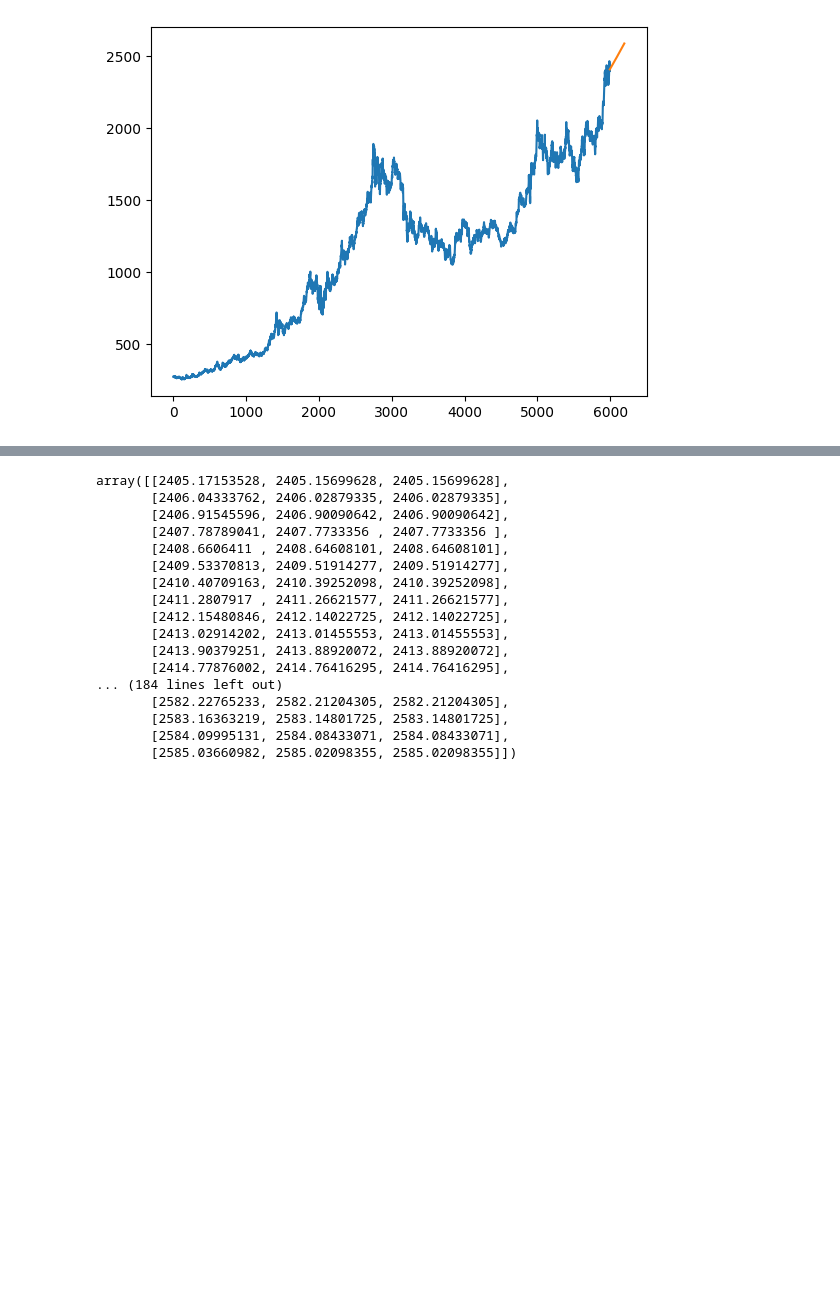
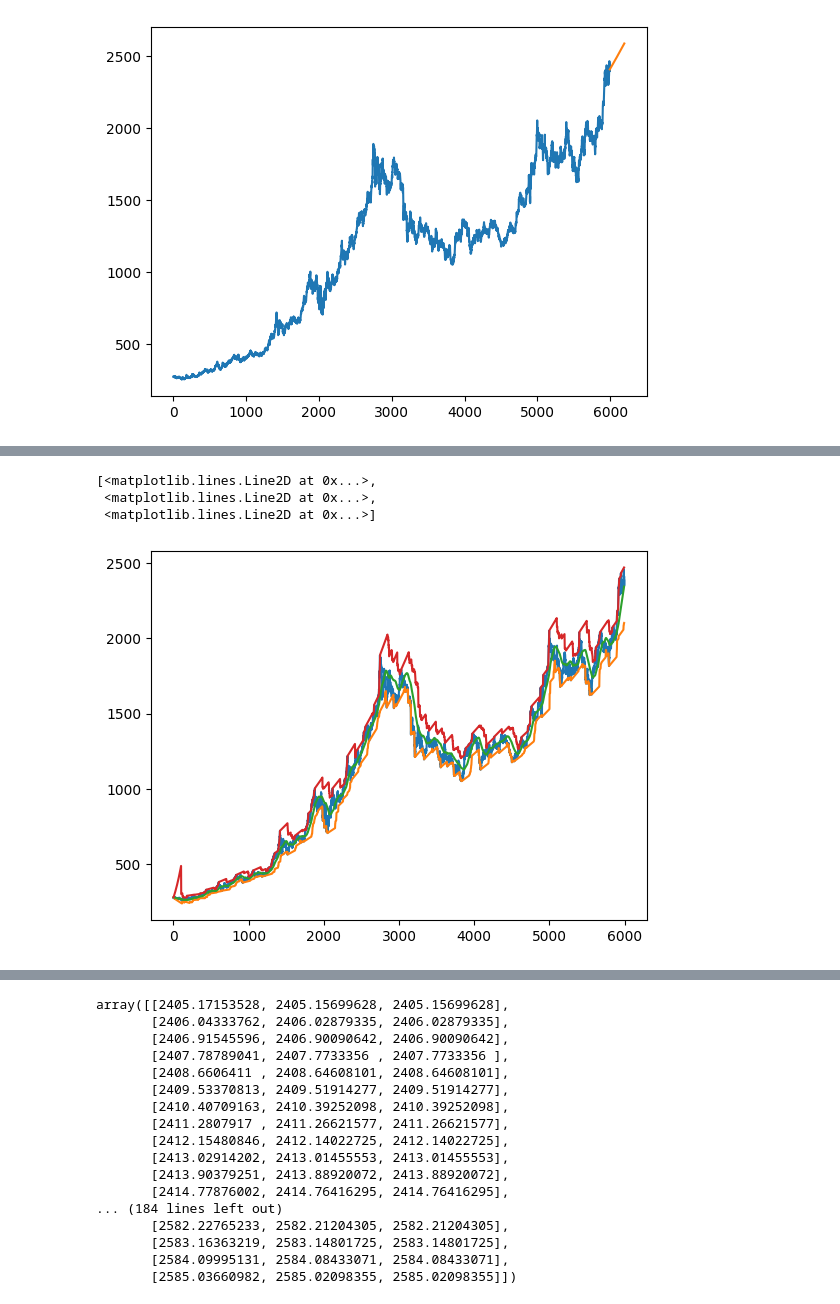
Before and after one commit to bahram3000/all_project, a Jupyter notebook: clean_project/pre_test_my_pakage_func.ipynb, the cells around one changed output, grey strips where cells are left out. Drawn from its saved outputs; the diff is of its cells as text; code cells hidden in the pictures; blank space fills up the shorter version.

```diff
--- a/clean_project/pre_test_my_pakage_func.ipynb
+++ b/clean_project/pre_test_my_pakage_func.ipynb
@@ -949,0 +995,22 @@ def exp_boundary_smooth_curve(inp_ser, forward_wlk: int = 1, degree: int = 1):
+# %%
+def boundary_exp_smooth_curve2(inp_ser, forward_wlk: int = 1):
+    ln = len(inp_ser)
+    out_data = []
+    for i in range(3, ln):
+        out_data.append(exp_smooth_predict_final(inp_ser[:i], forward_wlk))
+    upper = []
+    lower = []
+    base = []
+    for i in range(len(out_data)):
+        col = []
+        for j in range(ln):
+            try:
+                col.append(out_data[j][i])
+            except:
+                continue
+        base.append(numpy.nanmean(col))
+        upper.append(numpy.nanmax(col))
+        lower.append(numpy.nanmin(col))
+    return numpy.array([lower, base, upper]).T
+# %%
+besc3 = boundary_exp_smooth_curve2(bclose, 100)
@@ -949,0 +1019,8 @@ def exp_boundary_smooth_curve(inp_ser, forward_wlk: int = 1, degree: int = 1):
+# %%
+plt.plot(bclose)
+plt.plot(besc3)
+# %% [output]
+[<matplotlib.lines.Line2D at 0x...>,
+ <matplotlib.lines.Line2D at 0x...>,
+ <matplotlib.lines.Line2D at 0x...>]
+[figure, added]
```
Also changed, not shown: parts of 48 cells of this notebook, 2 other files.
